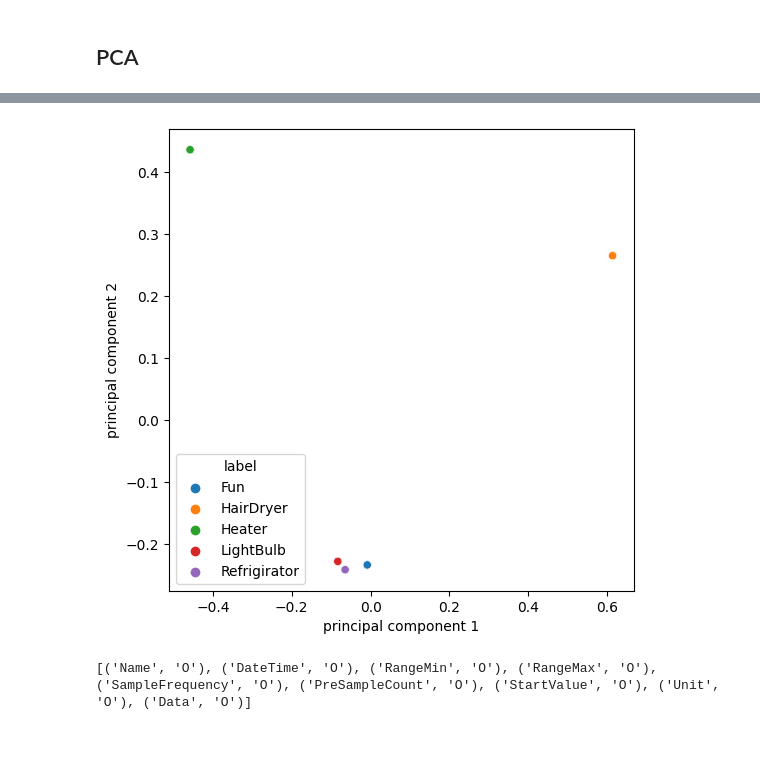
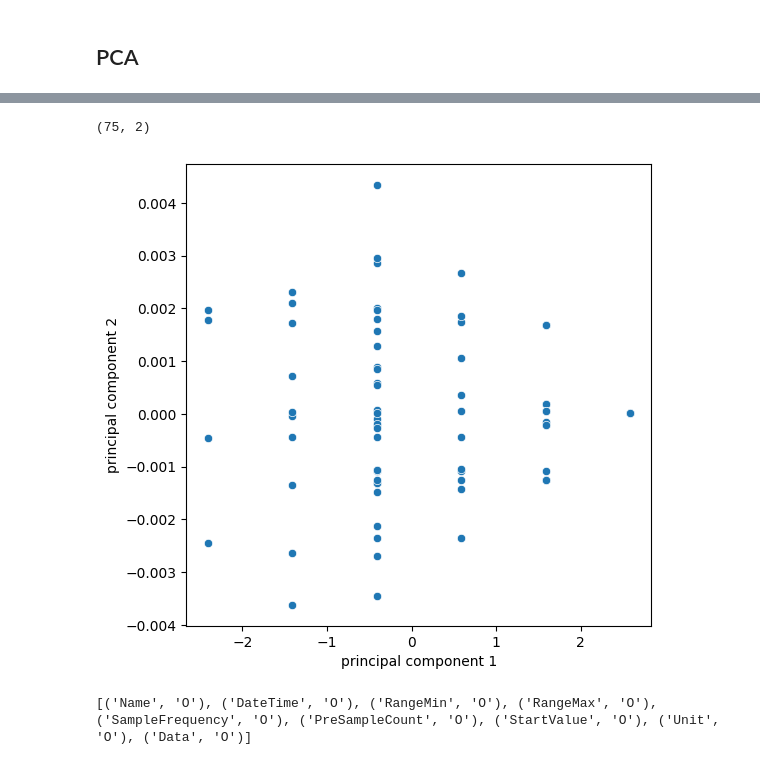
Before and after one commit to davidaleprog/loads_classif, a Jupyter notebook: loads_classif.ipynb, the cells around one changed output, grey strips where cells are left out. Saved outputs shown, nothing was run; the diff lists cells and outputs as text; code cells hidden in the pictures.

```diff
--- a/loads_classif.ipynb
+++ b/loads_classif.ipynb
@@ -24,8 +24,10 @@ data_list = []
 list_of_folders = os.listdir(dataset_dir)
 
 fs  = 1/100000 #Hz
+max_f = 500 #Hz max frequency considered
+first_iter = True
 
-first_iter = True
+n_harmonics = 10
 # Read matlab files
 for folder in list_of_folders:
     path = os.path.join(dataset_dir, folder)
@@ -41,26 +43,29 @@ for folder in list_of_folders:
             ft =np.fft.fft(mat['tpd']['Data'][0][0][0])
             if first_iter:
                 freqs = np.fft.fftfreq(len(mat['tpd']['Data'][0][0][0]), fs)
+                id_f0 = np.where(freqs==60)[0][0]
                 fc_low = 57
                 fc_high = 63
                 w = np.zeros(len(freqs))
                 w[np.where(fc_high<freqs)] = 1
                 w[np.where(freqs<fc_low)] = 1
                 first_iter = False
-
             ft_cut =  ft*w
             abs_ft_cut_norm = abs(ft_cut/np.linalg.norm(ft_cut))
+            harmo = np.log(abs_ft_cut_norm[2:max_f:id_f0]+1e-10)
+            # pick_afftn = abs_ft_cut_norm[np.argsort(abs_ft_cut_norm)[0:30]]
             data_list.append({'label': label,
                               'time_sig': mat['tpd']['Data'][0][0][0],
                               'fft' : ft,
                               'fft_filtered' : ft_cut,
-                                'AFFTN' : abs_ft_cut_norm})
+                              'full_fft' : np.log(abs_ft_cut_norm),
+                                'harmonics' : harmo})
 
 # Convert the list of dictionaries to a DataFrame
 df = pd.DataFrame(data_list)
 
 # Display DataFrame description
-df.head(20)
+df.head()
 # %% [output]
 Fun
 HairDryer
@@ -157,11 +158,14 @@ plt.show()
 ## Create database for training
 # %%
 np.random.seed(42)
-N = 75
+N = 5*15
+
+feature = 'harmonics'
+
 
 list_train_signal = []
 labels = df['label'].unique()
-feature_size = len(df['AFFTN'][0])
+feature_size = len(df[feature][0])
 min_nb_labels = df['label'].value_counts().min()
 dict_counter = {label:0 for label in labels}
 
@@ -171,14 +175,13 @@ for i in range(N):
     present_labels = np.zeros(labels.shape)
     for i,label in enumerate(labels):
         if random_selection[i] == 1:
-            mix += df['AFFTN'][df['label']=='Heater'].iloc[np.random.randint(0, min_nb_labels)]
+            mix += df[feature][df['label']=='Heater'].iloc[np.random.randint(0, min_nb_labels)]
             present_labels[i] = 1
             dict_counter[label] += 1
 
 
-    list_train_signal.append({'AFFTN': mix, 'label': present_labels})
+    list_train_signal.append({feature: mix, 'label': present_labels})
 
 df_train = pd.DataFrame(list_train_signal)
 df_train.head(20)
-df_train.describe()
 # %% [output]
@@ -235,21 +418,25 @@ x_cor.shape
+# %%
+principalComponents.shape
+# %% [output]
+(75, 2)
 # %%
 #apply PCA to fft column
 from sklearn.decomposition import PCA
 pca = PCA(n_components=2)
-principalComponents = pca.fit_transform(x_cor)
+principalComponents = pca.fit_transform(np.array(df_train['AFFTN'].tolist()))
 
 #plot PCA
 principalDf = pd.DataFrame(data = principalComponents
              , columns = ['principal component 1', 'principal component 2'])
 principalDf.head()
 
 plt.figure(figsize=(6,6))
-sns.scatterplot(x=principalDf['principal component 1'], y=principalDf['principal component 2'], hue=df['label'])
+sns.scatterplot(x=principalDf['principal component 1'], y=principalDf['principal component 2'])
 #save figure
 plt.savefig('pca.png')
 plt.show()
 # %% [output]
-[figure, old version]
+[figure, new version]
 # %%
 print(mat['tpd'][0].dtype)
 # %% [output]
```
Also changed, not shown: parts of 16 cells of this notebook.
